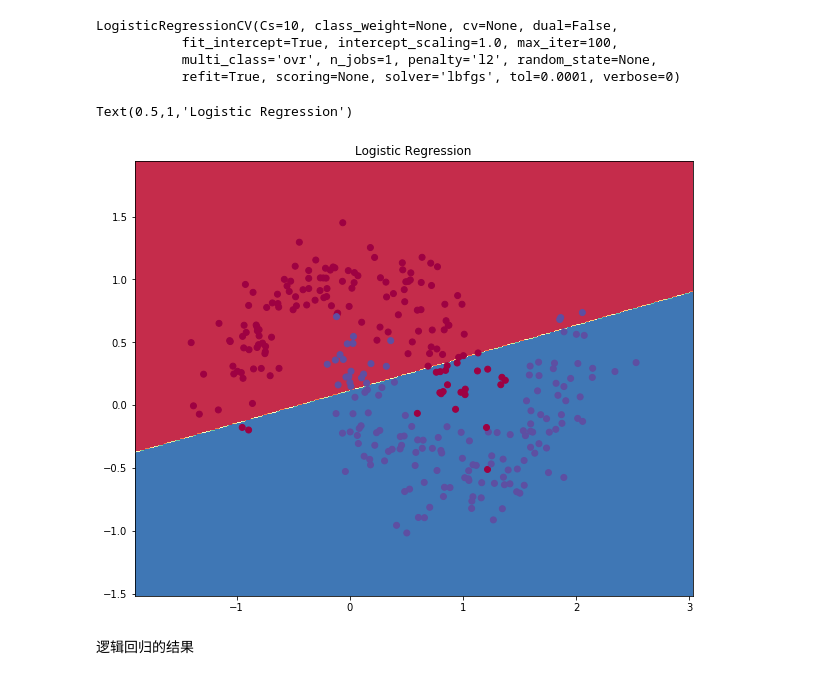
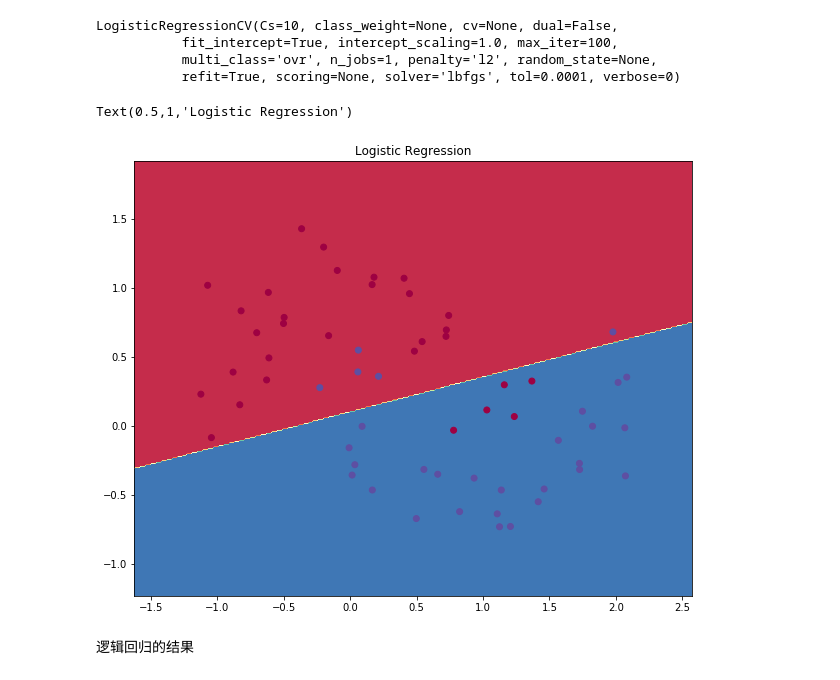
Before and after one commit to arlier/deeplearning, a Jupyter notebook: deeplearning.ipynb, the cells around one changed output. Cells and saved outputs as stored; diff of their text form; code cells hidden in the pictures.

```diff
--- a/deeplearning.ipynb
+++ b/deeplearning.ipynb
@@ -19,7 +19,7 @@ matplotlib.rcParams['figure.figsize'] = (10.0, 8.0)
 # %%
 # 产生数据、画图
 np.random.seed(0)
-X, y = sklearn.datasets.make_moons(90, noise=0.20)
+X, y = sklearn.datasets.make_moons(60, noise=0.20)
 plt.scatter(X[:,0], X[:,1], s=40, c=y, cmap=plt.cm.Spectral)
 # %% [output]
 <matplotlib.collections.PathCollection at 0x...>
@@ -56,10 +56,10 @@ def plot_decision_boundary(pred_func):
 # %%
 # 决策边界
 plot_decision_boundary(lambda x: clf.predict(x))
-plt.title("Logistic Regression")
+plt.title("逻辑回归")
 # %% [output]
 Text(0.5,1,'Logistic Regression')
-[figure, old version]
+[figure, new version]
 # %% [markdown]
 逻辑回归的结果
 # %% [markdown]
```
Also changed, not shown: parts of 3 cells of this notebook.
